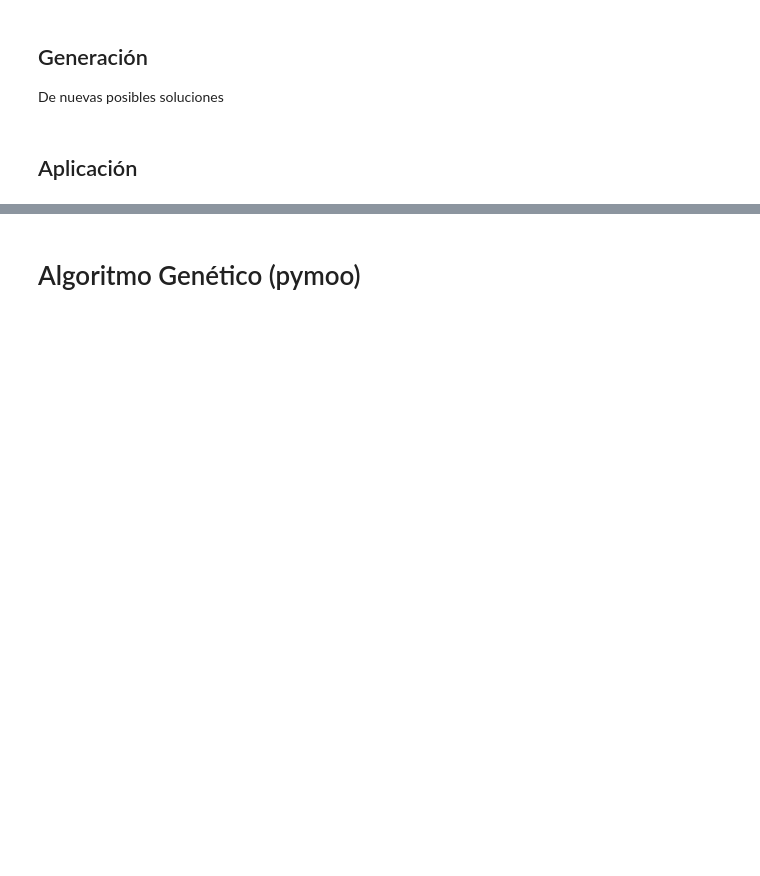
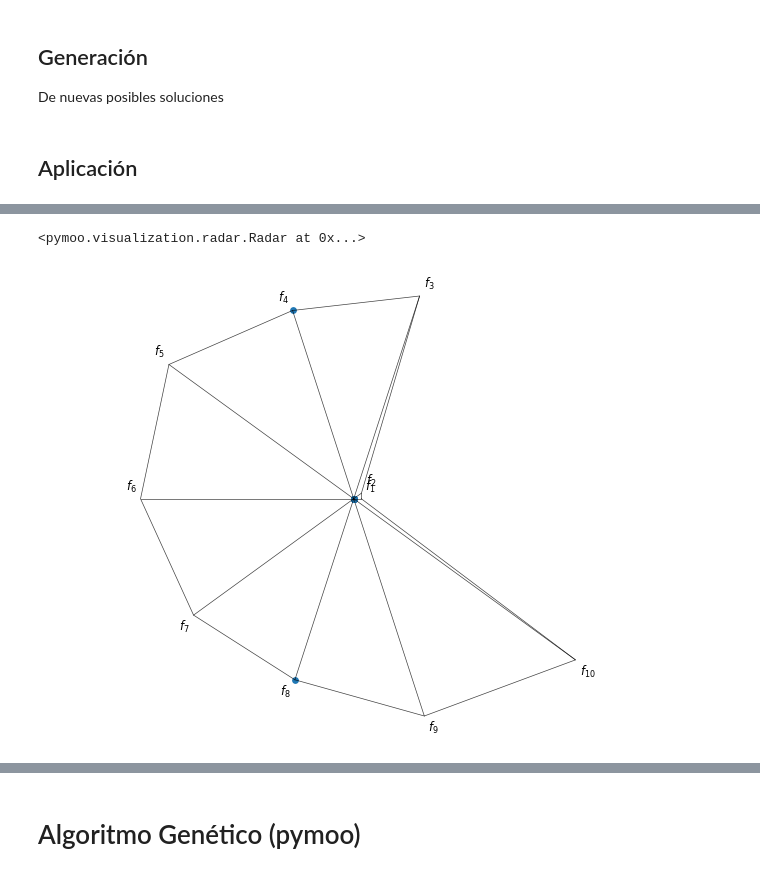
Before and after one commit to jefftorres/cheese, a Jupyter notebook: Queso.ipynb, the cells around one changed output, grey strips where cells are left out. Cells and saved outputs as stored; diff of their text form; code cells hidden in the pictures; blank space fills up the shorter version.

```diff
--- a/Queso.ipynb
+++ b/Queso.ipynb
@@ -179,7 +156,7 @@ def print_acopios(X):
 ## Generación
 De nuevas posibles soluciones
 # %%
-def gen_x(n_vars):
+def gen_s0(n_vars):
     # Se indexan los centros de acopio
     gen_vector = np.zeros(n_vars+1, dtype=float)
 
@@ -262,0 +300,7 @@ Precio: 437520.0
+# %%
+plot = Radar(bounds=(np.zeros(N), cap_potencial), normalize_each_objective=False)
+plot.add(ca_potencial)
+plot.show()
+# %% [output]
+<pymoo.visualization.radar.Radar at 0x...>
+[figure, added]
```
Also changed, not shown: parts of 25 cells of this notebook.
